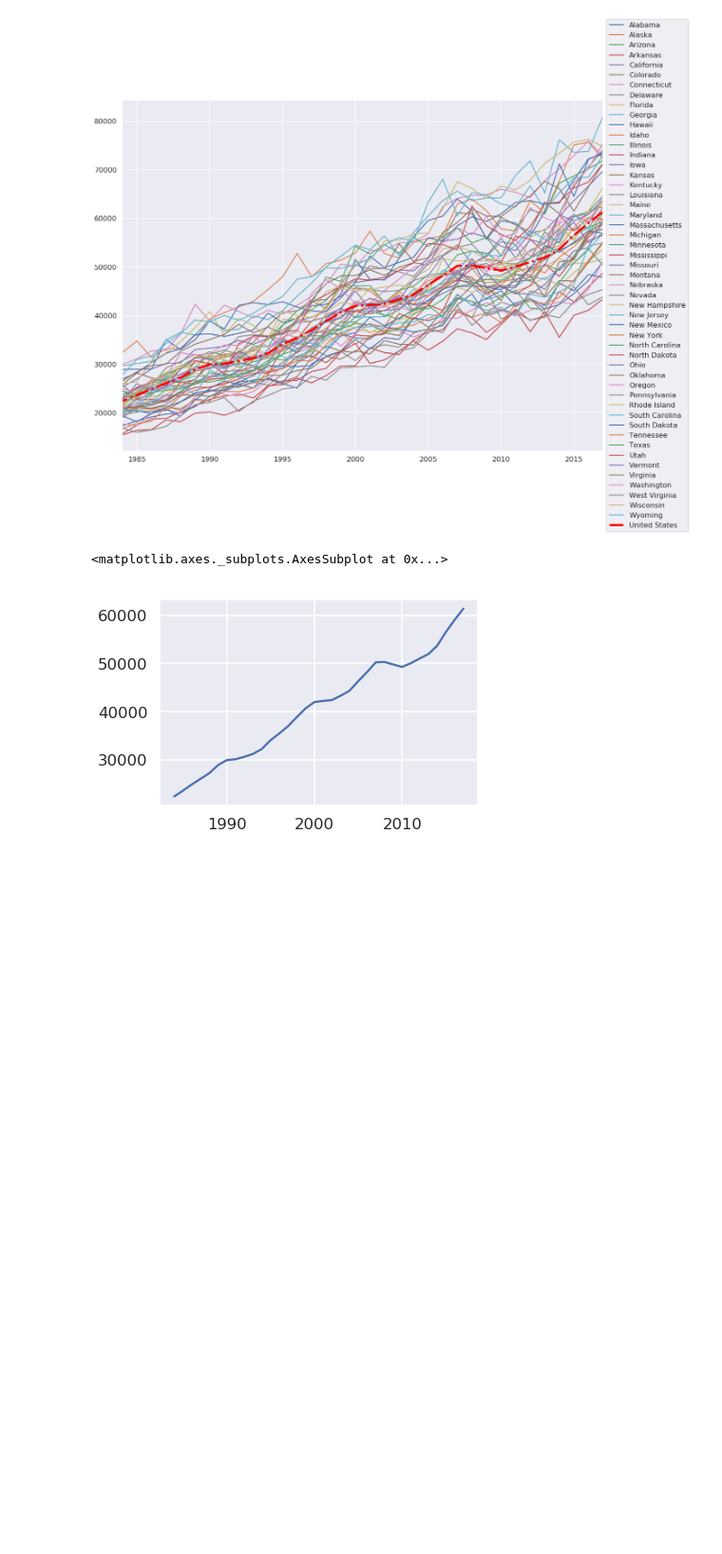
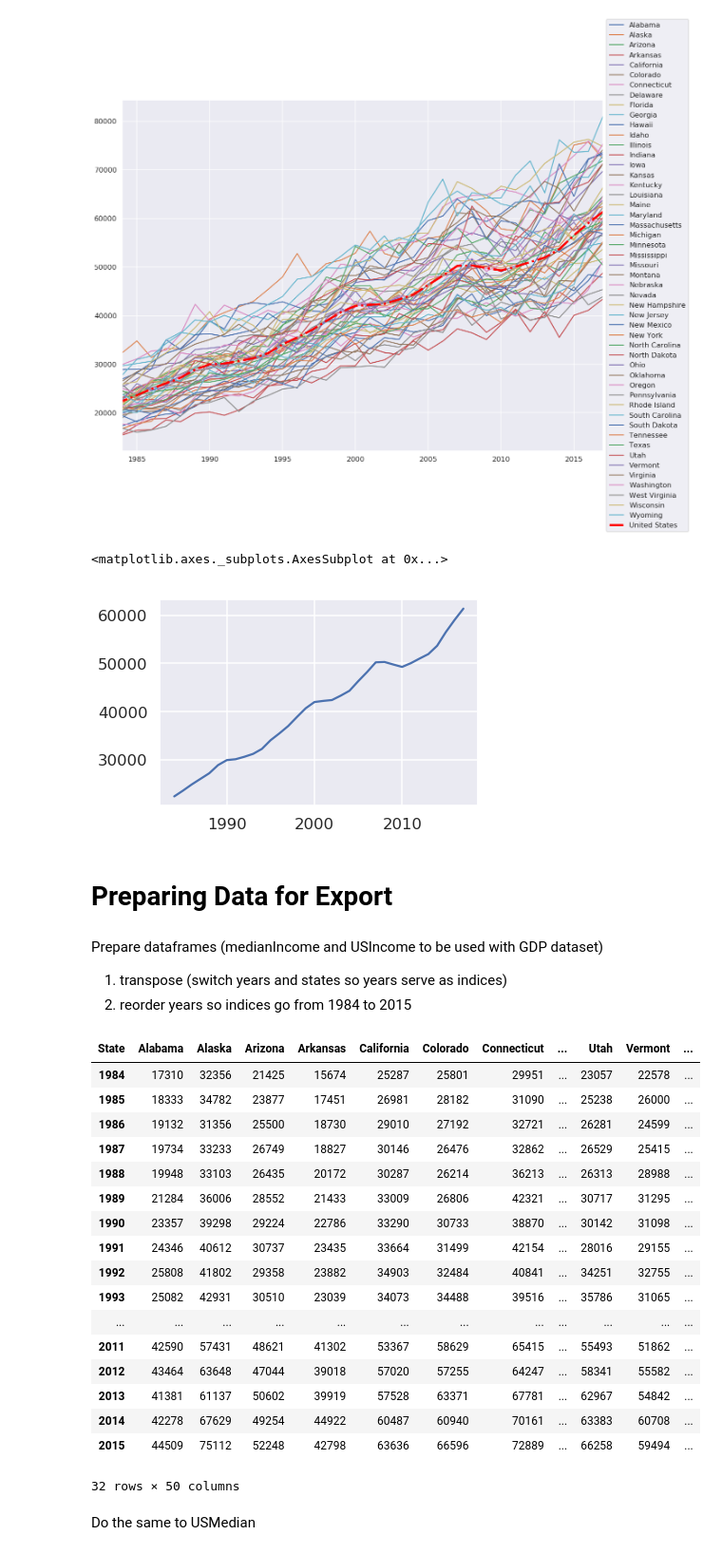
Before and after one commit to cogs108-project-group/Data-Cleaning-Task-2-, a Jupyter notebook: Household Import + Exploratory.ipynb, the cells around one changed output. Shown at 95% size. Drawn from its saved outputs; the diff is of its cells as text; code cells hidden in the pictures; blank space fills up the shorter version.

Commit message:
prepares data for export and exports file as csv

```diff
--- a/Household Import + Exploratory.ipynb
+++ b/Household Import + Exploratory.ipynb
@@ -267,3 +267,37 @@ USMedian.iloc[0].plot()
 # %% [output]
 <matplotlib.axes._subplots.AxesSubplot at 0x...>
 [figure]
+# %% [markdown]
+# Preparing Data for Export
+# %% [markdown]
+Prepare dataframes (medianIncome and USIncome to be used with GDP dataset)
+1. transpose (switch years and states so years serve as indices)
+2. reorder years so indices go from 1984 to 2015
+# %%
+medianIncome = medianIncome.T
+medianIncome = medianIncome.loc[2015:1984,:]
+medianIncome = medianIncome.reindex(index=medianIncome.index[::-1])
+# %%
+#preview
+medianIncome
+# %% [output]
+| State | Alabama | Alaska | Arizona | Arkansas | California | Colorado | Connecticut | ... | Utah | Vermont | ... |
+| 1984 | 17310 | 32356 | 21425 | 15674 | 25287 | 25801 | 29951 | ... | 23057 | 22578 | ... |
+| 1985 | 18333 | 34782 | 23877 | 17451 | 26981 | 28182 | 31090 | ... | 25238 | 26000 | ... |
+| 1986 | 19132 | 31356 | 25500 | 18730 | 29010 | 27192 | 32721 | ... | 26281 | 24599 | ... |
+| 1987 | 19734 | 33233 | 26749 | 18827 | 30146 | 26476 | 32862 | ... | 26529 | 25415 | ... |
+| 1988 | 19948 | 33103 | 26435 | 20172 | 30287 | 26214 | 36213 | ... | 26313 | 28988 | ... |
+| 1989 | 21284 | 36006 | 28552 | 21433 | 33009 | 26806 | 42321 | ... | 30717 | 31295 | ... |
+| 1990 | 23357 | 39298 | 29224 | 22786 | 33290 | 30733 | 38870 | ... | 30142 | 31098 | ... |
+| 1991 | 24346 | 40612 | 30737 | 23435 | 33664 | 31499 | 42154 | ... | 28016 | 29155 | ... |
+| 1992 | 25808 | 41802 | 29358 | 23882 | 34903 | 32484 | 40841 | ... | 34251 | 32755 | ... |
+| 1993 | 25082 | 42931 | 30510 | 23039 | 34073 | 34488 | 39516 | ... | 35786 | 31065 | ... |
+| ... | ... | ... | ... | ... | ... | ... | ... | ... | ... | ... | ... |
+| 2011 | 42590 | 57431 | 48621 | 41302 | 53367 | 58629 | 65415 | ... | 55493 | 51862 | ... |
+| 2012 | 43464 | 63648 | 47044 | 39018 | 57020 | 57255 | 64247 | ... | 58341 | 55582 | ... |
+| 2013 | 41381 | 61137 | 50602 | 39919 | 57528 | 63371 | 67781 | ... | 62967 | 54842 | ... |
+| 2014 | 42278 | 67629 | 49254 | 44922 | 60487 | 60940 | 70161 | ... | 63383 | 60708 | ... |
+| 2015 | 44509 | 75112 | 52248 | 42798 | 63636 | 66596 | 72889 | ... | 66258 | 59494 | ... |
+32 rows × 50 columns
+# %% [markdown]
+Do the same to USMedian
```
Also changed, not shown: parts of 6 cells of this notebook.
